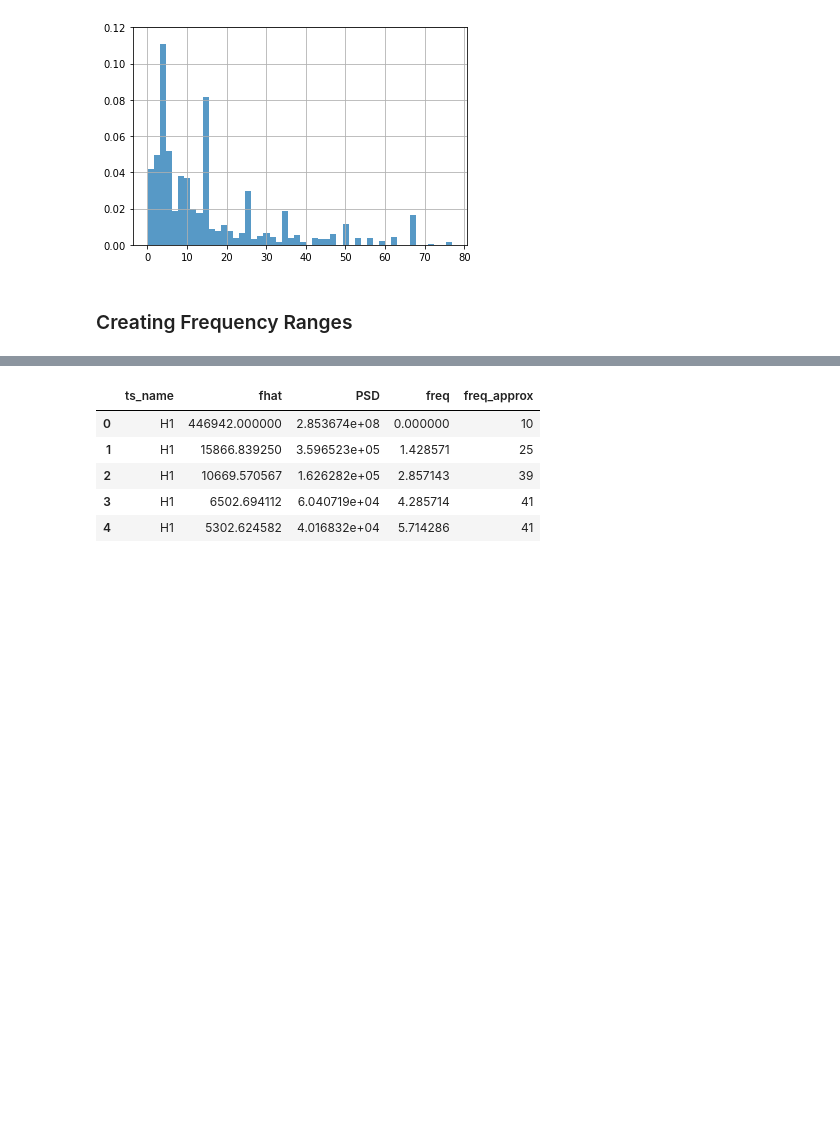
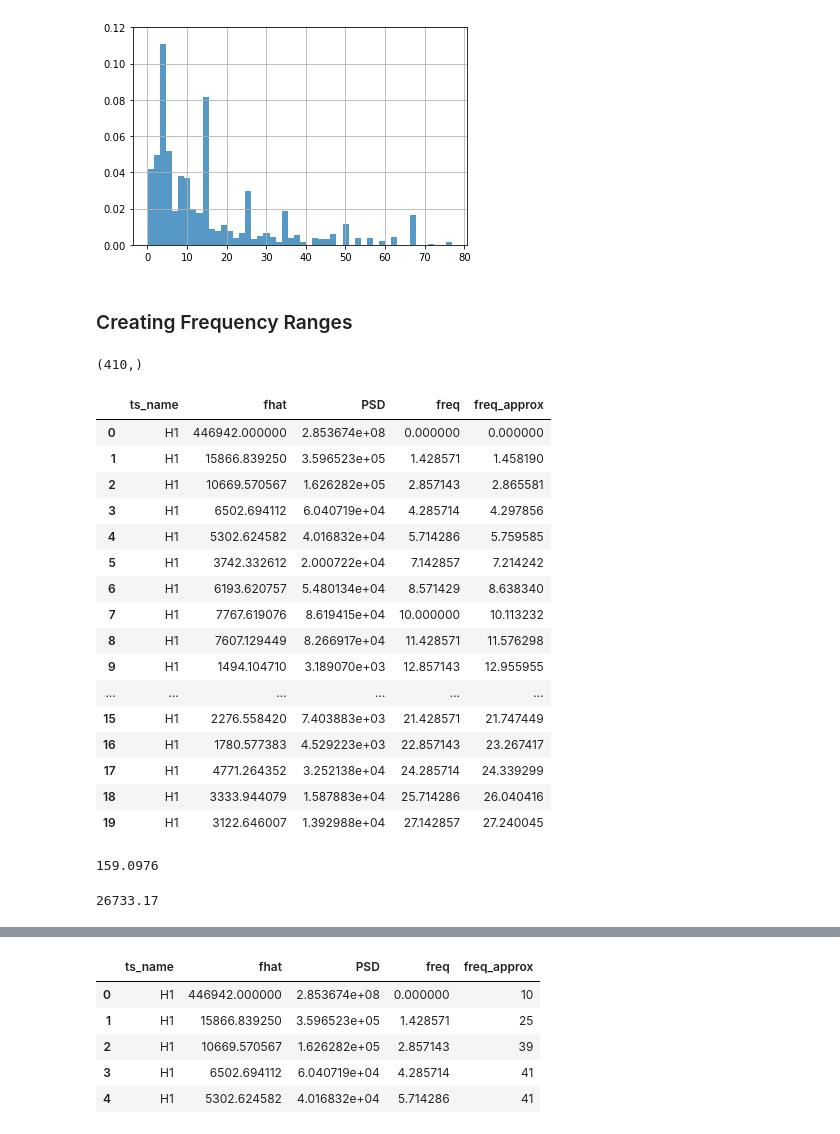
Before and after one commit to philippbeer/ts_search_engine, a Jupyter notebook: notebooks/FFT_test.ipynb, the cells around one changed output, grey strips where cells are left out. Drawn from its saved outputs; the diff is of its cells as text; code cells hidden in the pictures; blank space fills up the shorter version.

Commit message:
adding range mapping

```diff
--- a/notebooks/FFT_test.ipynb
+++ b/notebooks/FFT_test.ipynb
@@ -296,7 +296,8 @@ plt.show()
 # %%
 dt = 0.001
 df_approx_cols = ['ts_name', 'fhat', 'PSD', 'freq', 'freq_approx']
-f_ranges = np.linspace(-1, 3, 41)
+f_ranges = 10**np.linspace(-1, 3, 410)
+#f_ranges = np.append(0, f_ranges)
 df_approx = pd.DataFrame(columns=df_approx_cols)
 l_freq = list()
 
@@ -323,12 +324,44 @@ for df_ts in df_l:
 
 
 df_approx.reset_index(inplace=True, drop=True)
-# %%
-# df_approx.groupby(['ts_name']).apply(lambda x: 1 if x['PSD']\
-#                                      >df_approx.PSD.quantile(.9))
-
-# df_approx.groupby(['ts_name']).apply(lambda x: x['PSD']=1 if x['PSD']\
-#                                      >df_approx.PSD.quantile(.9) else x['PSD'] = 0)
-
-df_approx['freq_approx'] = df_approx.groupby('ts_name')\
-                    .apply(lambda x: (x['PSD']>x['PSD'].quantile(.9)).astype(int)).values
+# %%
+def associate_ranges(x, ranges) -> pd.Series:
+    if x == 0:
+        return 0
+    s = np.digitize(x, ranges)
+    return ranges[s]
+# %%
+df_approx['freq_approx'] = df_approx['freq'].apply(associate_ranges, args=(f_ranges,))
+# %%
+f_ranges.shape
+# %% [output]
+(410,)
+# %%
+#df_approx['freq_approx'] = df_approx.groupby('ts_name')['freq'].apply(lambda x: np.digitize(x, f_ranges))
+df_approx.head(20)
+# %% [output]
+|  | ts_name | fhat | PSD | freq | freq_approx |
+| 0 | H1 | 446942.000000 | 2.853674e+08 | 0.000000 | 0.000000 |
+| 1 | H1 | 15866.839250 | 3.596523e+05 | 1.428571 | 1.458190 |
+| 2 | H1 | 10669.570567 | 1.626282e+05 | 2.857143 | 2.865581 |
+| 3 | H1 | 6502.694112 | 6.040719e+04 | 4.285714 | 4.297856 |
+| 4 | H1 | 5302.624582 | 4.016832e+04 | 5.714286 | 5.759585 |
+| 5 | H1 | 3742.332612 | 2.000722e+04 | 7.142857 | 7.214242 |
+| 6 | H1 | 6193.620757 | 5.480134e+04 | 8.571429 | 8.638340 |
+| 7 | H1 | 7767.619076 | 8.619415e+04 | 10.000000 | 10.113232 |
+| 8 | H1 | 7607.129449 | 8.266917e+04 | 11.428571 | 11.576298 |
+| 9 | H1 | 1494.104710 | 3.189070e+03 | 12.857143 | 12.955955 |
+| ... | ... | ... | ... | ... | ... |
+| 15 | H1 | 2276.558420 | 7.403883e+03 | 21.428571 | 21.747449 |
+| 16 | H1 | 1780.577383 | 4.529223e+03 | 22.857143 | 23.267417 |
+| 17 | H1 | 4771.264352 | 3.252138e+04 | 24.285714 | 24.339299 |
+| 18 | H1 | 3333.944079 | 1.587883e+04 | 25.714286 | 26.040416 |
+| 19 | H1 | 3122.646007 | 1.392988e+04 | 27.142857 | 27.240045 |
+# %%
+f
+# %% [output]
+159.0976
+# %%
+2.673317e+04
+# %% [output]
+26733.17
```
Also changed, not shown: parts of 5 cells of this notebook.
